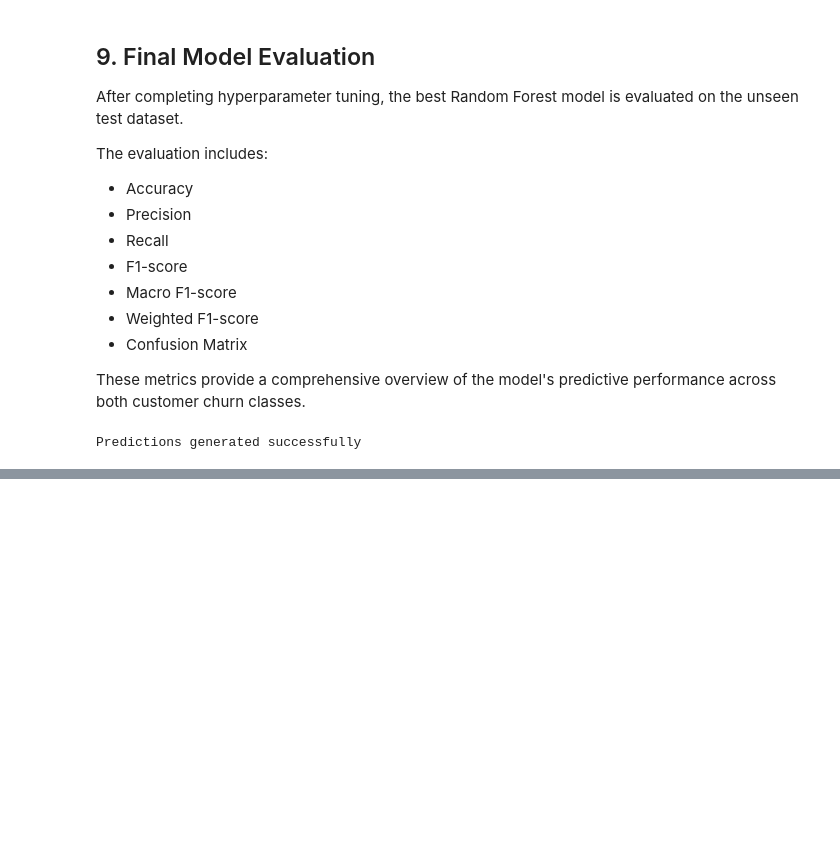
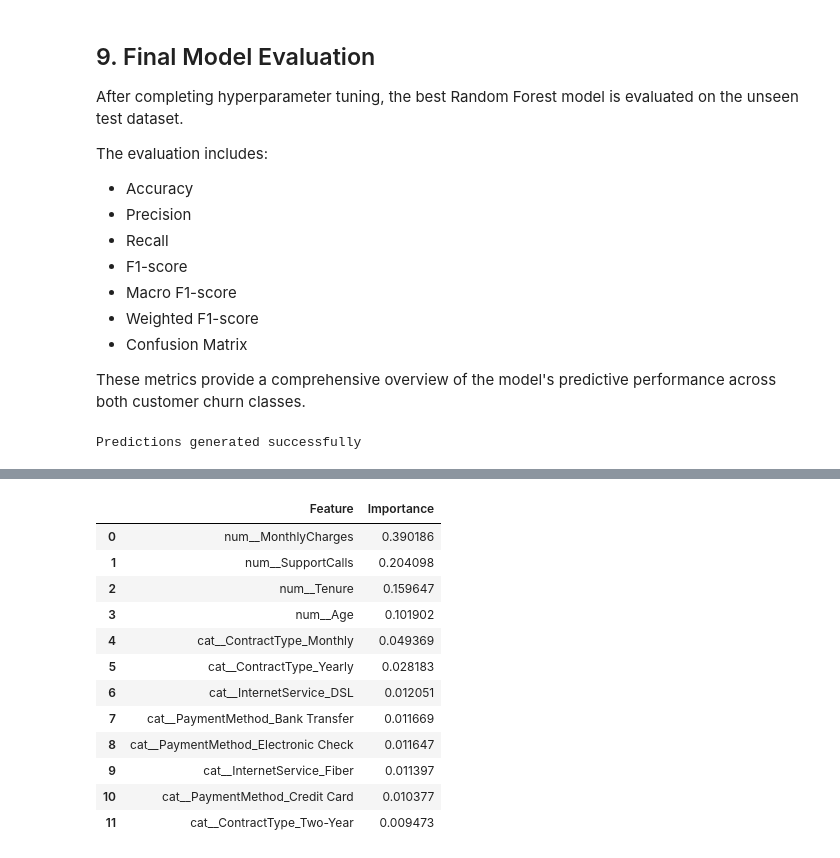
Before and after one commit to Mobin-Madadi/customer-churn-prediction, a Jupyter notebook: notebooks/customer_churn.ipynb, the cells around one changed output, grey strips where cells are left out. Cells and saved outputs as stored; diff of their text form; code cells hidden in the pictures; blank space fills up the shorter version.

```diff
--- a/notebooks/customer_churn.ipynb
+++ b/notebooks/customer_churn.ipynb
@@ -675,0 +685,42 @@ plt.show()
+# %%
+# Extract feature names after preprocessing
+
+feature_names = best_model.named_steps[
+    "preprocessor"
+].get_feature_names_out()
+
+# Extract feature importance scores
+
+feature_importances = best_model.named_steps[
+    "classifier"
+].feature_importances_
+
+# Create feature importance DataFrame
+
+importance_df = pd.DataFrame({
+    "Feature": feature_names,
+    "Importance": feature_importances
+})
+
+# Sort features by importance
+
+importance_df = importance_df.sort_values(
+    by="Importance",
+    ascending=False
+).reset_index(drop=True)
+
+display(importance_df)
+# %% [output]
+|  | Feature | Importance |
+| 0 | num__MonthlyCharges | 0.390186 |
+| 1 | num__SupportCalls | 0.204098 |
+| 2 | num__Tenure | 0.159647 |
+| 3 | num__Age | 0.101902 |
+| 4 | cat__ContractType_Monthly | 0.049369 |
+| 5 | cat__ContractType_Yearly | 0.028183 |
+| 6 | cat__InternetService_DSL | 0.012051 |
+| 7 | cat__PaymentMethod_Bank Transfer | 0.011669 |
+| 8 | cat__PaymentMethod_Electronic Check | 0.011647 |
+| 9 | cat__InternetService_Fiber | 0.011397 |
+| 10 | cat__PaymentMethod_Credit Card | 0.010377 |
+| 11 | cat__ContractType_Two-Year | 0.009473 |
```
Also changed, not shown: parts of 6 cells of this notebook.
